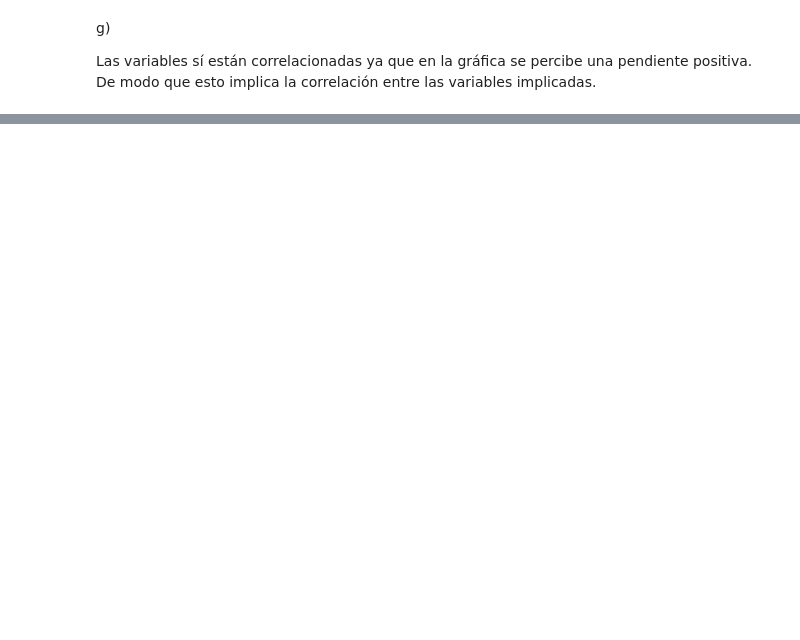
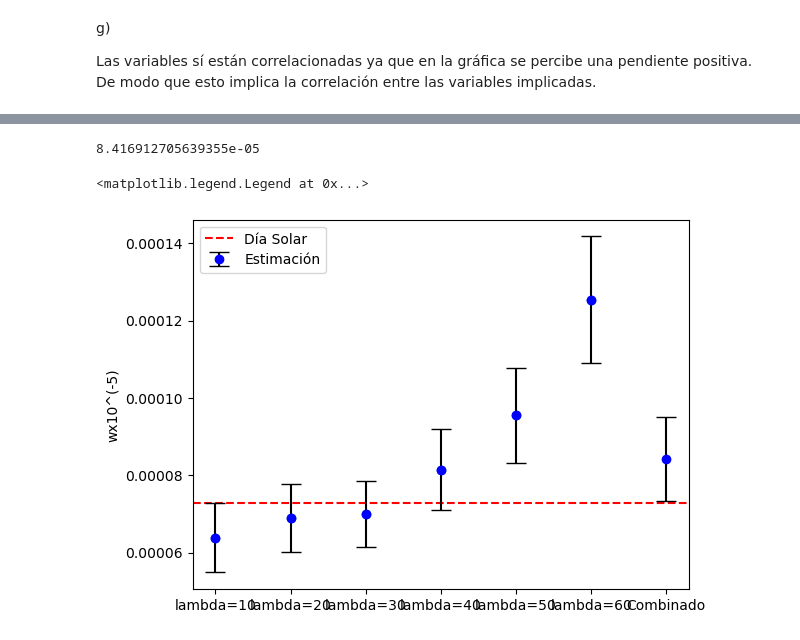
Before and after one commit to lsperezm/Metodos1-LauraPerez-SofiaLizarazo, a Jupyter notebook: Parcial4/Parcial4-LauraSofiaPerez-BrendaSofiaLizarazo.ipynb, the cells around one changed output, grey strips where cells are left out. Cells and saved outputs as stored; diff of their text form; code cells hidden in the pictures; blank space fills up the shorter version.

```diff
--- a/Parcial4/Parcial4-LauraSofiaPerez-BrendaSofiaLizarazo.ipynb
+++ b/Parcial4/Parcial4-LauraSofiaPerez-BrendaSofiaLizarazo.ipynb
@@ -317,0 +289,20 @@ Warning: Desired error not necessarily achieved due to precision loss.
+# %%
+omegas=[]
+errores=[]
+# %%
+latis=[10,20,30,40,50,60]
+
+for j in range(1,7):
+    lam_j=datos[datos.angle==latis[j-1]]
+    h=np.array(lam_j.h)
+    angle=np.array(lam_j.angle)
+    sigmay=np.array(lam_j.sigmay)
+    y=np.array(lam_j.y)
+
+    Omega_j,Gravedad_j=Optimizar(j*10,y,h,sigmay)
+    H2_j,binsx_j,binsy_j=DistConjunta(Omega_j,Gravedad_j)
+
+    int_lower_j,int_upper_j,best_w_j= Int_conf(H2_j,binsx_j)
+
+    omegas.append(best_w_j)
+    errores.append([int_lower_j,int_upper_j])
@@ -317,0 +342,24 @@ Warning: Desired error not necessarily achieved due to precision loss.
+# %%
+Combinado=np.mean(omegas)
+Combinado
+# %% [output]
+8.416912705639355e-05
+# %%
+errores_new=[]
+for i in range(len(errores)):
+    prom=np.abs(errores[i][0]-errores[i][1])/2
+    errores_new.append(prom)
+# %%
+plt.scatter(latis,omegas)
+plt.axhline(7.27e-5, linestyle = 'dashed', color = 'r', label="Día Solar")
+
+for i in range(len(omegas)):
+    ax = plt.errorbar(latis[i], omegas[i], yerr = errores_new[i], fmt="ob", capsize=7, ecolor="k")
+
+plt.errorbar(70, Combinado, linestyle="None", yerr = np.sum(errores_new)/len(errores_new), fmt="ob", capsize=7, ecolor="k", label = "Estimación")
+plt.xticks(latis + [70],["Lambda=10", "lambda=20", "lambda=30", "lambda=40", "lambda=50", "lambda=60", "Combinado"])
+plt.ylabel('wx10^(-5)')
+plt.legend()
+# %% [output]
+<matplotlib.legend.Legend at 0x...>
+[figure, added]
```
Also changed, not shown: parts of 20 cells of this notebook.
